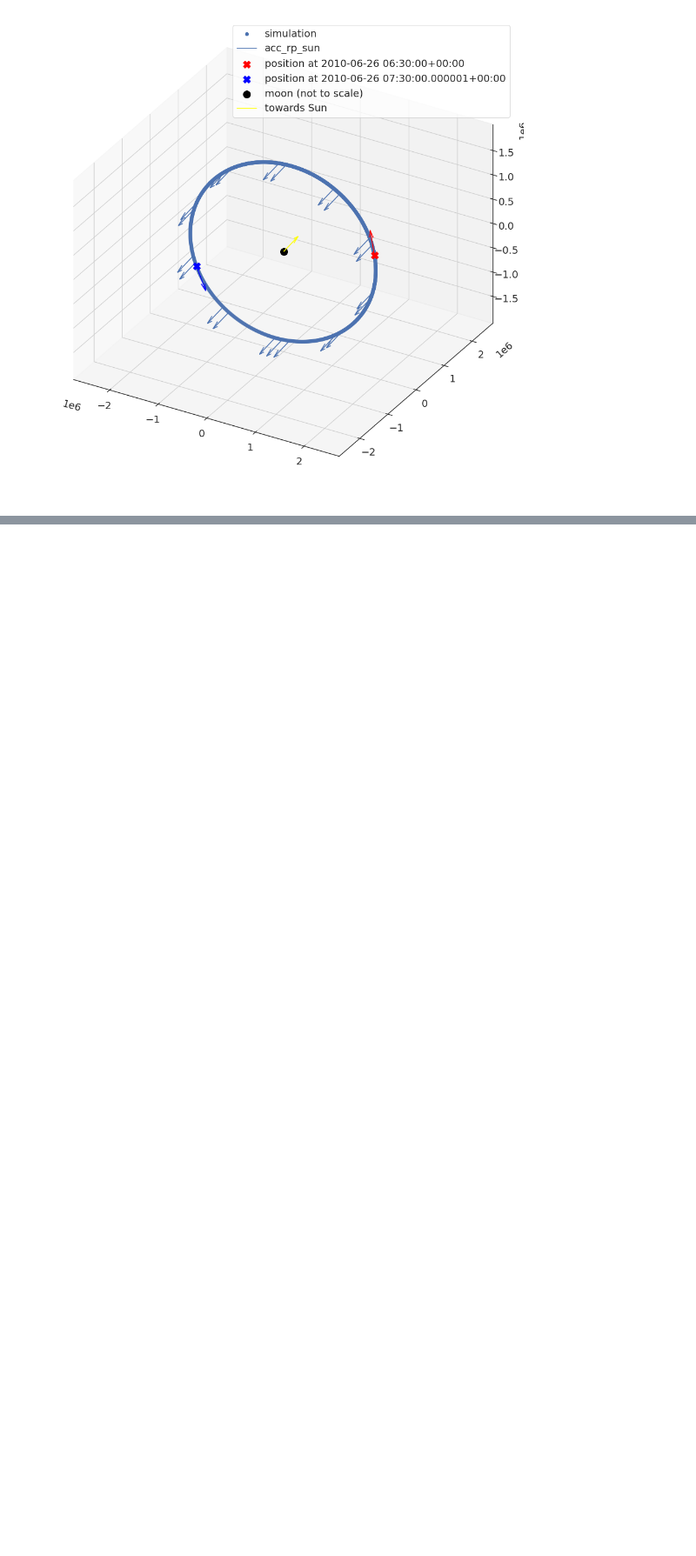
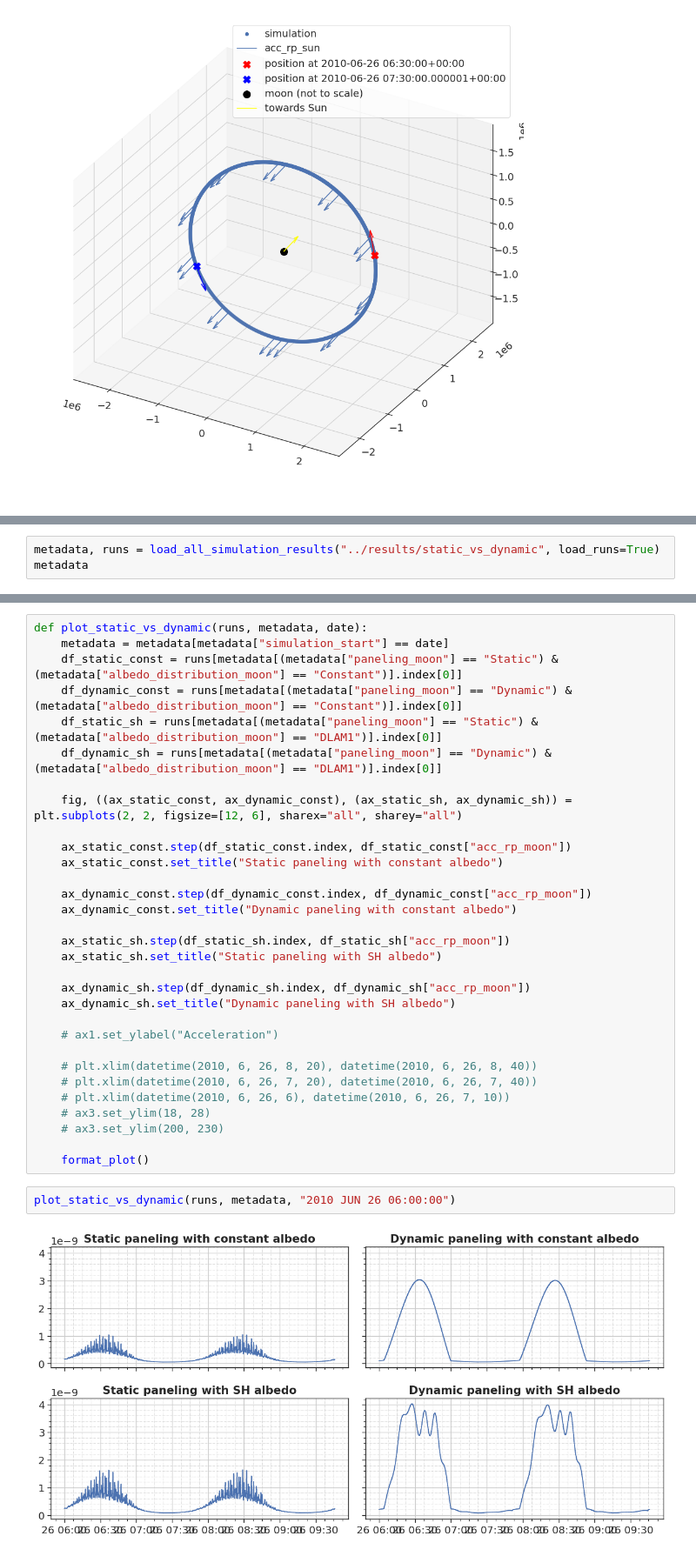
Before and after one commit to DominikStiller/tudelft-hpb-project, a Jupyter notebook: analysis/investigate_panels.ipynb, the cells around one changed output, grey strips where cells are left out. Shown at 87% size. Saved outputs shown, nothing was run; the diff lists cells and outputs as text; blank space fills up the shorter version.

```diff
--- a/analysis/investigate_panels.ipynb
+++ b/analysis/investigate_panels.ipynb
@@ -189,0 +192,3 @@ plot_orbit_3d(df_ephemeris, df_20k)
+# %%
+metadata, runs = load_all_simulation_results("../results/static_vs_dynamic", load_runs=True)
+metadata
@@ -189,0 +205,35 @@ plot_orbit_3d(df_ephemeris, df_20k)
+# %%
+def plot_static_vs_dynamic(runs, metadata, date):
+    metadata = metadata[metadata["simulation_start"] == date]
+    df_static_const = runs[metadata[(metadata["paneling_moon"] == "Static") & (metadata["albedo_distribution_moon"] == "Constant")].index[0]]
+    df_dynamic_const = runs[metadata[(metadata["paneling_moon"] == "Dynamic") & (metadata["albedo_distribution_moon"] == "Constant")].index[0]]
+    df_static_sh = runs[metadata[(metadata["paneling_moon"] == "Static") & (metadata["albedo_distribution_moon"] == "DLAM1")].index[0]]
+    df_dynamic_sh = runs[metadata[(metadata["paneling_moon"] == "Dynamic") & (metadata["albedo_distribution_moon"] == "DLAM1")].index[0]]
+
+    fig, ((ax_static_const, ax_dynamic_const), (ax_static_sh, ax_dynamic_sh)) = plt.subplots(2, 2, figsize=[12, 6], sharex="all", sharey="all")
+
+    ax_static_const.step(df_static_const.index, df_static_const["acc_rp_moon"])
+    ax_static_const.set_title("Static paneling with constant albedo")
+
+    ax_dynamic_const.step(df_dynamic_const.index, df_dynamic_const["acc_rp_moon"])
+    ax_dynamic_const.set_title("Dynamic paneling with constant albedo")
+
+    ax_static_sh.step(df_static_sh.index, df_static_sh["acc_rp_moon"])
+    ax_static_sh.set_title("Static paneling with SH albedo")
+
+    ax_dynamic_sh.step(df_dynamic_sh.index, df_dynamic_sh["acc_rp_moon"])
+    ax_dynamic_sh.set_title("Dynamic paneling with SH albedo")
+
+    # ax1.set_ylabel("Acceleration")
+
+    # plt.xlim(datetime(2010, 6, 26, 8, 20), datetime(2010, 6, 26, 8, 40))
+    # plt.xlim(datetime(2010, 6, 26, 7, 20), datetime(2010, 6, 26, 7, 40))
+    # plt.xlim(datetime(2010, 6, 26, 6), datetime(2010, 6, 26, 7, 10))
+    # ax3.set_ylim(18, 28)
+    # ax3.set_ylim(200, 230)
+
+    format_plot()
+# %%
+plot_static_vs_dynamic(runs, metadata, "2010 JUN 26 06:00:00")
+# %% [output]
+[figure, added]
```
Also changed, not shown: parts of 4 cells of this notebook, 13 other files.
